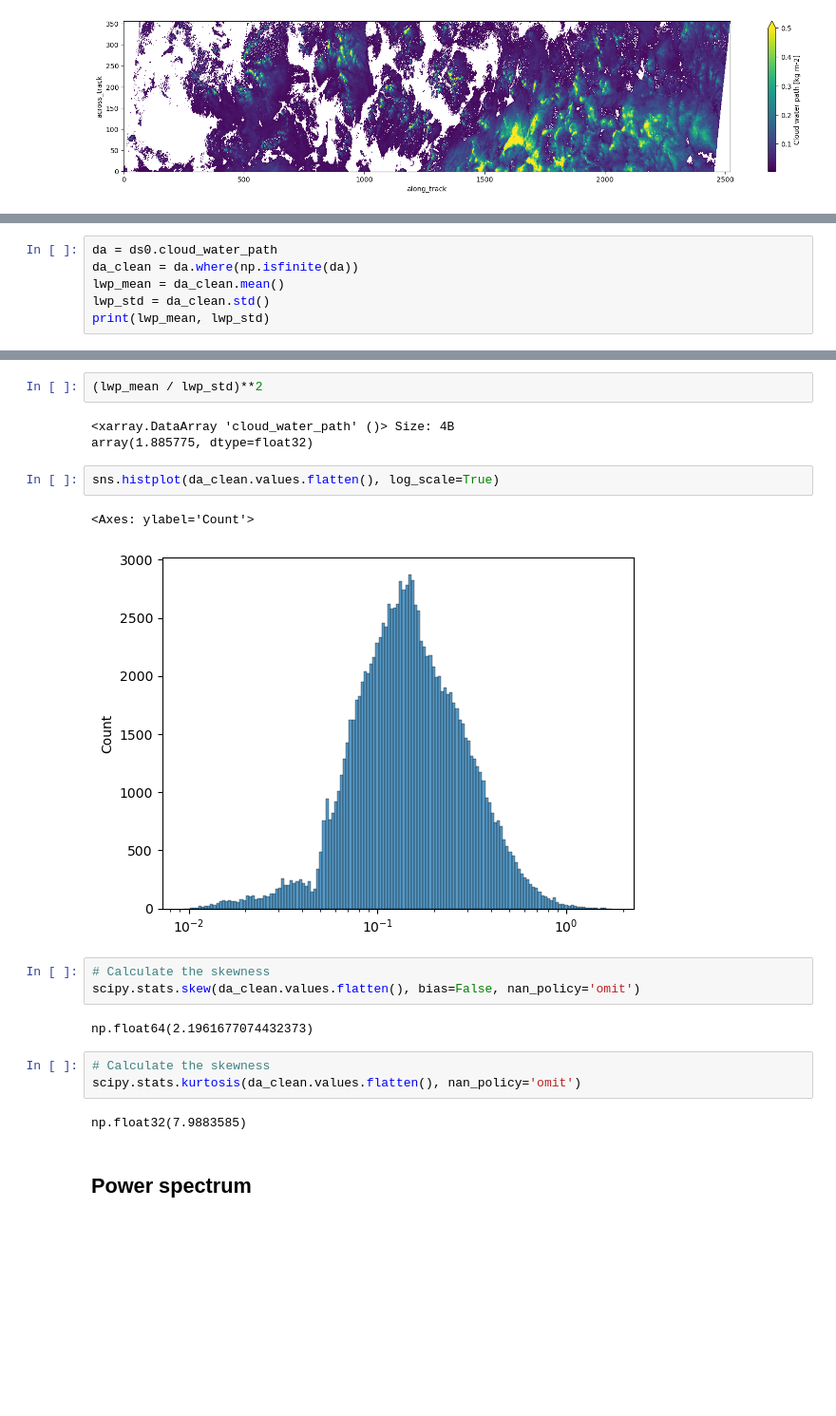
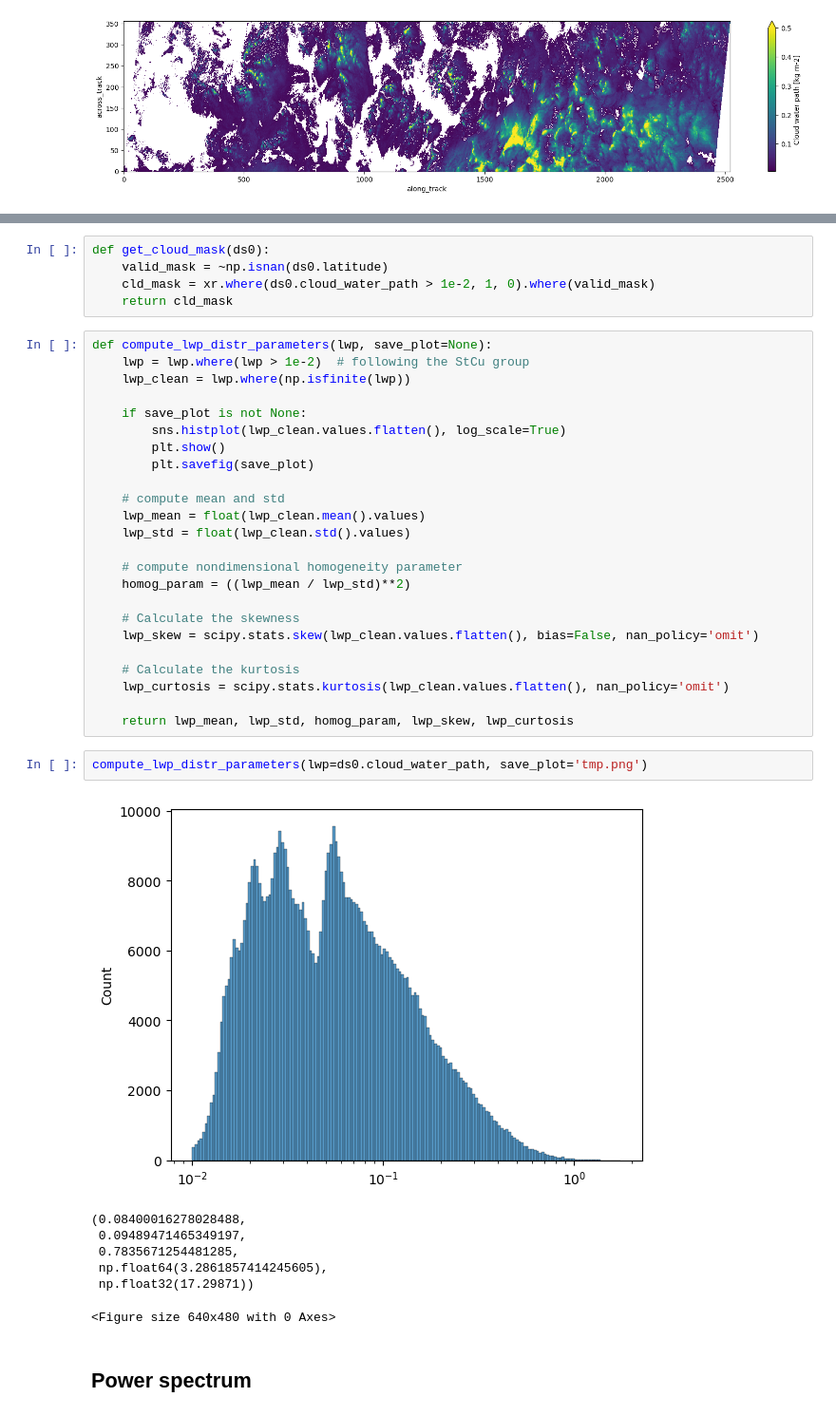
Before and after one commit to smbrose/hk25-teams, a Jupyter notebook: hk25-EarthCARE/EarthCARE-x-StCu/stats_of_LWP.ipynb, the cells around one changed output, grey strips where cells are left out. Shown at 95% size. Saved outputs shown, nothing was run; the diff lists cells and outputs as text; blank space fills up the shorter version.

```diff
--- a/hk25-EarthCARE/EarthCARE-x-StCu/stats_of_LWP.ipynb
+++ b/hk25-EarthCARE/EarthCARE-x-StCu/stats_of_LWP.ipynb
@@ -109,6 +108,0 @@ ds0.cloud_water_path.T.plot(vmax=0.5, figsize=(20,4))
-# %%
-da = ds0.cloud_water_path
-da_clean = da.where(np.isfinite(da))
-lwp_mean = da_clean.mean()
-lwp_std = da_clean.std()
-print(lwp_mean, lwp_std)
@@ -119,23 +111,42 @@ array(0.1329771, dtype=float32)
+# %%
+def get_cloud_mask(ds0):
+    valid_mask = ~np.isnan(ds0.latitude)
+    cld_mask = xr.where(ds0.cloud_water_path > 1e-2, 1, 0).where(valid_mask)
+    return cld_mask
 # %%
-(lwp_mean / lwp_std)**2
+def compute_lwp_distr_parameters(lwp, save_plot=None):
+    lwp = lwp.where(lwp > 1e-2)  # following the StCu group
+    lwp_clean = lwp.where(np.isfinite(lwp))
+
+    if save_plot is not None:
+        sns.histplot(lwp_clean.values.flatten(), log_scale=True)
+        plt.show()
+        plt.savefig(save_plot)
+
+    # compute mean and std
+    lwp_mean = float(lwp_clean.mean().values)
+    lwp_std = float(lwp_clean.std().values)
+
+    # compute nondimensional homogeneity parameter
+    homog_param = ((lwp_mean / lwp_std)**2)
+
+    # Calculate the skewness
+    lwp_skew = scipy.stats.skew(lwp_clean.values.flatten(), bias=False, nan_policy='omit')
+
+    # Calculate the kurtosis
+    lwp_curtosis = scipy.stats.kurtosis(lwp_clean.values.flatten(), nan_policy='omit')
+
+    return lwp_mean, lwp_std, homog_param, lwp_skew, lwp_curtosis
-# %% [output]
-<xarray.DataArray 'cloud_water_path' ()> Size: 4B
-array(1.885775, dtype=float32)
-# %%
-sns.histplot(da_clean.values.flatten(), log_scale=True)
-# %% [output]
-<Axes: ylabel='Count'>
-[figure, removed]
-# %%
-# Calculate the skewness
-scipy.stats.skew(da_clean.values.flatten(), bias=False, nan_policy='omit')
-# %% [output]
-np.float64(2.1961677074432373)
-# %%
-# Calculate the skewness
-scipy.stats.kurtosis(da_clean.values.flatten(), nan_policy='omit')
-# %% [output]
-np.float32(7.9883585)
+# %%
+compute_lwp_distr_parameters(lwp=ds0.cloud_water_path, save_plot='tmp.png')
+# %% [output]
+[figure, added]
+(0.08400016278028488,
+ 0.09489471465349197,
+ 0.7835671254481285,
+ np.float64(3.2861857414245605),
+ np.float32(17.29871))
+<Figure size 640x480 with 0 Axes>
 # %% [markdown]
 ## Power spectrum
 # %%
```
Also changed, not shown: parts of 33 cells of this notebook.
